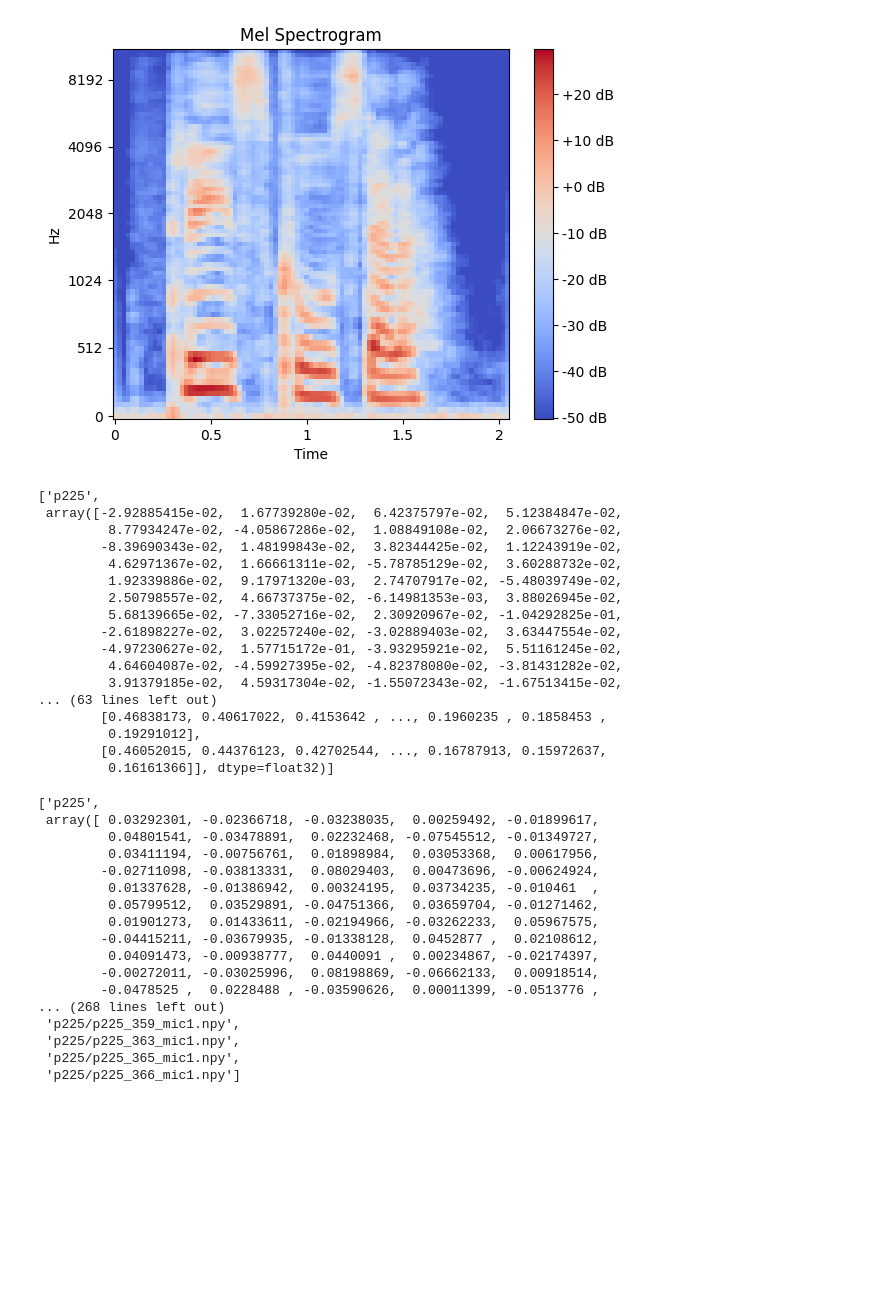
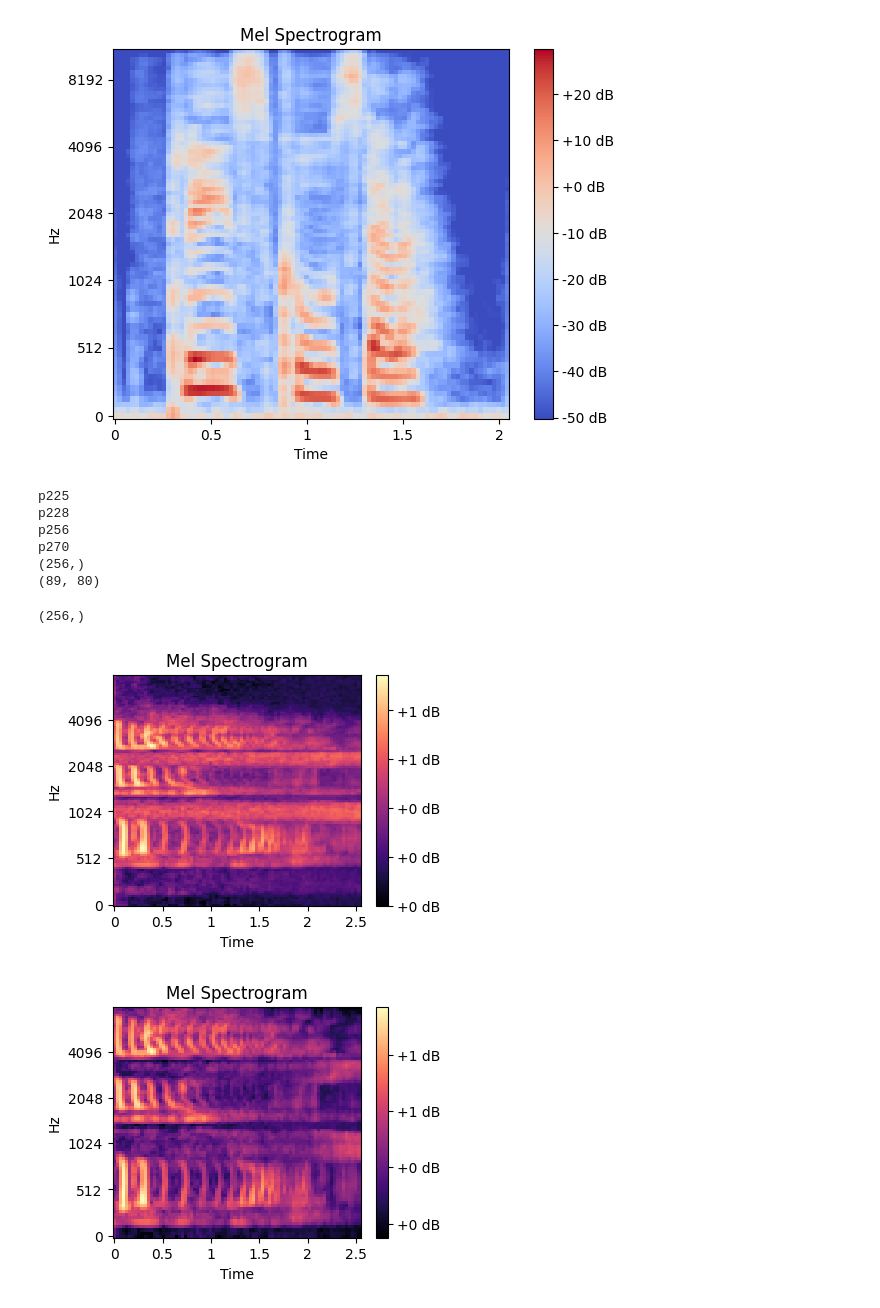
Before and after one commit to tangy1227/7100_voiceConversion, a Jupyter notebook: test.ipynb, the cells around one changed output. Cells and saved outputs as stored; diff of their text form; code cells hidden in the pictures; blank space fills up the shorter version.

Commit message:
plot mel-spec difference

```diff
--- a/test.ipynb
+++ b/test.ipynb
@@ -111,47 +108,41 @@ plt.title('Mel Spectrogram')
 plt.show()
 # %% [output]
 [figure]
-# %%
-# for sbmt_i in metadata:
-#     print(sbmt_i[2].shape)
-metadata[0]
-# %% [output]
-['p225',
- array([-2.92885415e-02,  1.67739280e-02,  6.42375797e-02,  5.12384847e-02,
-         8.77934247e-02, -4.05867286e-02,  1.08849108e-02,  2.06673276e-02,
-        -8.39690343e-02,  1.48199843e-02,  3.82344425e-02,  1.12243919e-02,
-         4.62971367e-02,  1.66661311e-02, -5.78785129e-02,  3.60288732e-02,
-         1.92339886e-02,  9.17971320e-03,  2.74707917e-02, -5.48039749e-02,
-         2.50798557e-02,  4.66737375e-02, -6.14981353e-03,  3.88026945e-02,
-         5.68139665e-02, -7.33052716e-02,  2.30920967e-02, -1.04292825e-01,
-        -2.61898227e-02,  3.02257240e-02, -3.02889403e-02,  3.63447554e-02,
-        -4.97230627e-02,  1.57715172e-01, -3.93295921e-02,  5.51161245e-02,
-         4.64604087e-02, -4.59927395e-02, -4.82378080e-02, -3.81431282e-02,
-         3.91379185e-02,  4.59317304e-02, -1.55072343e-02, -1.67513415e-02,
-... (63 lines left out)
-        [0.46838173, 0.40617022, 0.4153642 , ..., 0.1960235 , 0.1858453 ,
-         0.19291012],
-        [0.46052015, 0.44376123, 0.42702544, ..., 0.16787913, 0.15972637,
-         0.16161366]], dtype=float32)]
+# %%
+for sbmt_i in metadata:
+    print(sbmt_i[0])
+# print(metadata[0][0])
+print(np.array(metadata[0][1]).shape)
+print(np.array(metadata[1][2]).shape)
+# %% [output]
+p225
+p228
+p256
+p270
+(256,)
+(89, 80)
 # %%
-# for sbmt_i in train:
-#     print(sbmt_i)
-train[0]
+# Speaker embedding in the train.pkl
+train[0][1].shape
 # %% [output]
-['p225',
- array([ 0.03292301, -0.02366718, -0.03238035,  0.00259492, -0.01899617,
-         0.04801541, -0.03478891,  0.02232468, -0.07545512, -0.01349727,
-         0.03411194, -0.00756761,  0.01898984,  0.03053368,  0.00617956,
-        -0.02711098, -0.03813331,  0.08029403,  0.00473696, -0.00624924,
-         0.01337628, -0.01386942,  0.00324195,  0.03734235, -0.010461  ,
-         0.05799512,  0.03529891, -0.04751366,  0.03659704, -0.01271462,
-         0.01901273,  0.01433611, -0.02194966, -0.03262233,  0.05967575,
-        -0.04415211, -0.03679935, -0.01338128,  0.0452877 ,  0.02108612,
-         0.04091473, -0.00938777,  0.0440091 ,  0.00234867, -0.02174397,
-        -0.00272011, -0.03025996,  0.08198869, -0.06662133,  0.00918514,
-        -0.0478525 ,  0.0228488 , -0.03590626,  0.00011399, -0.0513776 ,
-... (268 lines left out)
- 'p225/p225_359_mic1.npy',
- 'p225/p225_363_mic1.npy',
- 'p225/p225_365_mic1.npy',
- 'p225/p225_366_mic1.npy']
+(256,)
+# %%
+import librosa
+import librosa.display
+import matplotlib.pyplot as plt
+
+spec = np.load('/home/ytang363/7100_voiceConversion/VCTK-Corpus-0.92/spmel-16k/p225/p225_001_mic1.npy')
+
+plt.figure(figsize=(4, 3))
+librosa.display.specshow(spec, x_axis='time', y_axis='mel', sr=16000)
+plt.title('Mel Spectrogram')
+plt.colorbar(format='%+2.0f dB')
+
+plt.figure(figsize=(4, 3))
+librosa.display.specshow(metadata[0][2], x_axis='time', y_axis='mel', sr=16000)
+plt.title('Mel Spectrogram')
+plt.colorbar(format='%+2.0f dB')
+plt.show()
+# %% [output]
+[figure, added]
+[figure, added]
```
Also changed, not shown: parts of 2 cells of this notebook, 1 other file.
